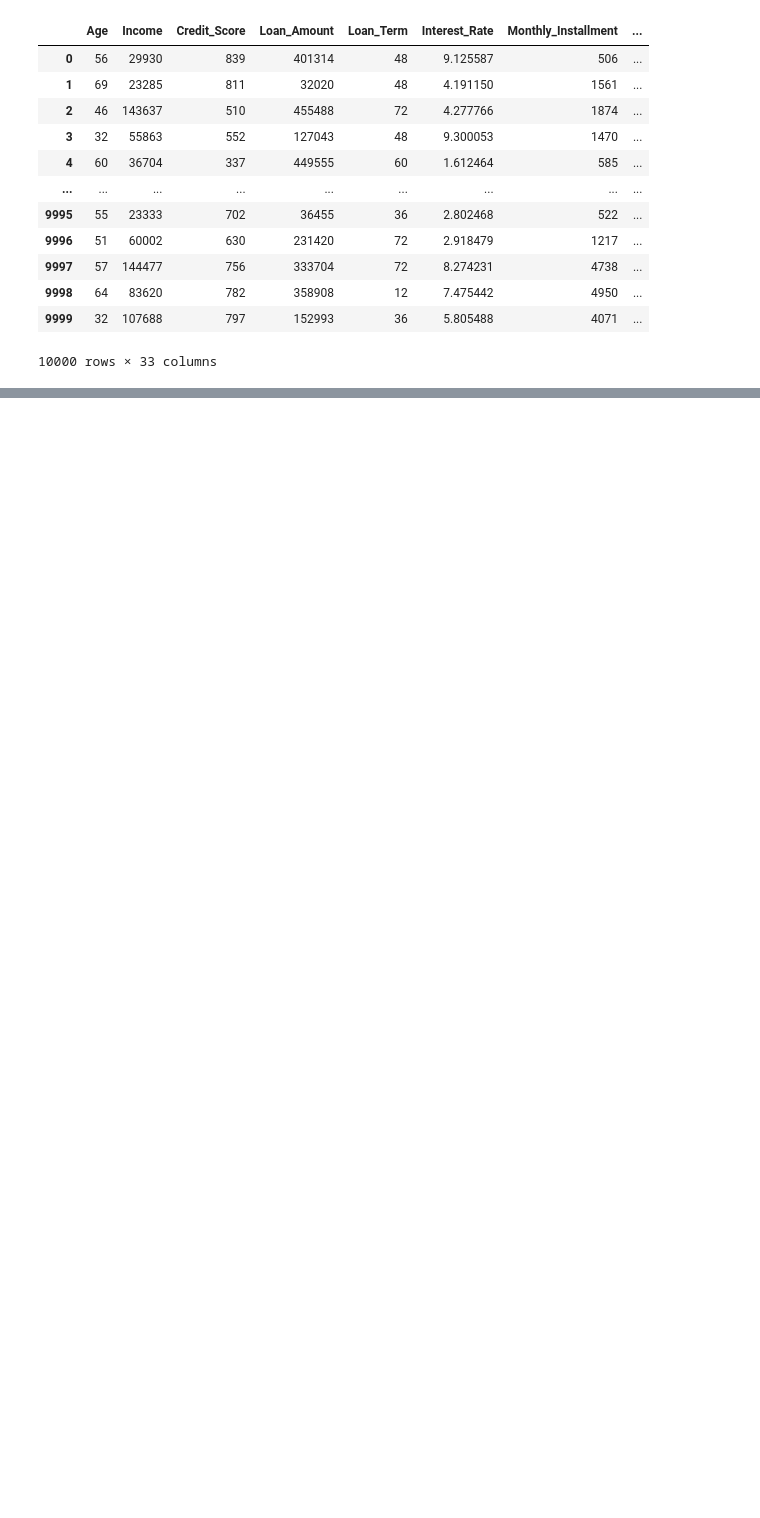
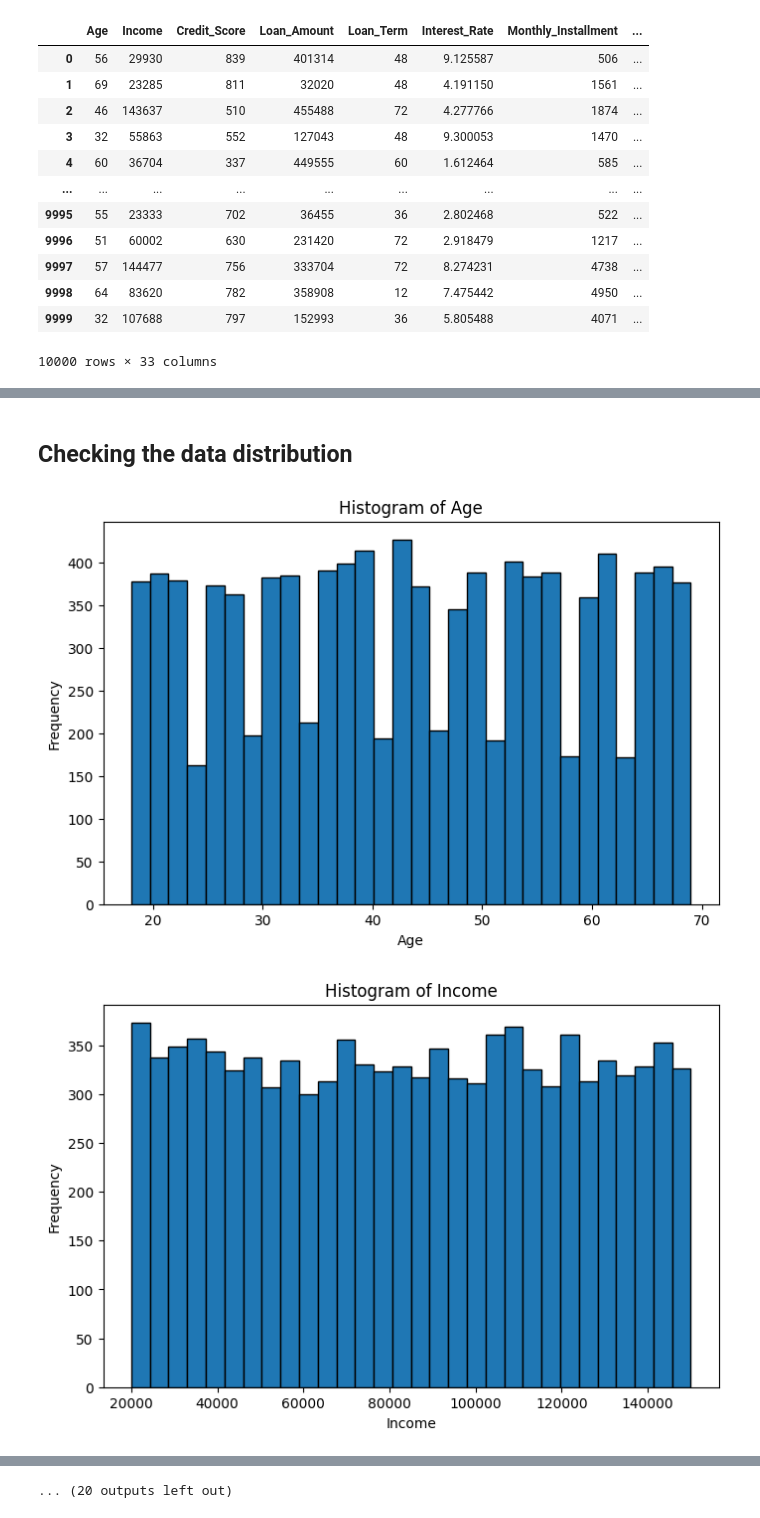
Before and after one commit to Pallavi5775/practice_set_1_overfitting, a Jupyter notebook: pp.ipynb, the cells around one changed output, grey strips where cells are left out. Saved outputs shown, nothing was run; the diff lists cells and outputs as text; code cells hidden in the pictures; blank space fills up the shorter version.

```diff
--- a/pp.ipynb
+++ b/pp.ipynb
@@ -20,0 +123,3 @@ df
+# %%
+df= df.drop(columns=['Future_Spending'])
+df
@@ -20,0 +206,18 @@ df
+# %% [markdown]
+## Checking the data distribution
+# %%
+import matplotlib.pyplot as plt
+import seaborn as sns
+
+# Generate histograms for all numerical columns
+for col in df.columns:
+    plt.figure(figsize=(8, 5))
+    df[col].hist(bins=30, edgecolor="black")
+    plt.xlabel(col)
+    plt.ylabel("Frequency")
+    plt.title(f"Histogram of {col}")
+    plt.grid(False)
+    plt.show()
+# %% [output]
+[figure, added]
+[figure, added]
@@ -20,0 +234 @@ df
+... (20 outputs left out)
```
Also changed, not shown: parts of 30 cells of this notebook, 3 other files.
